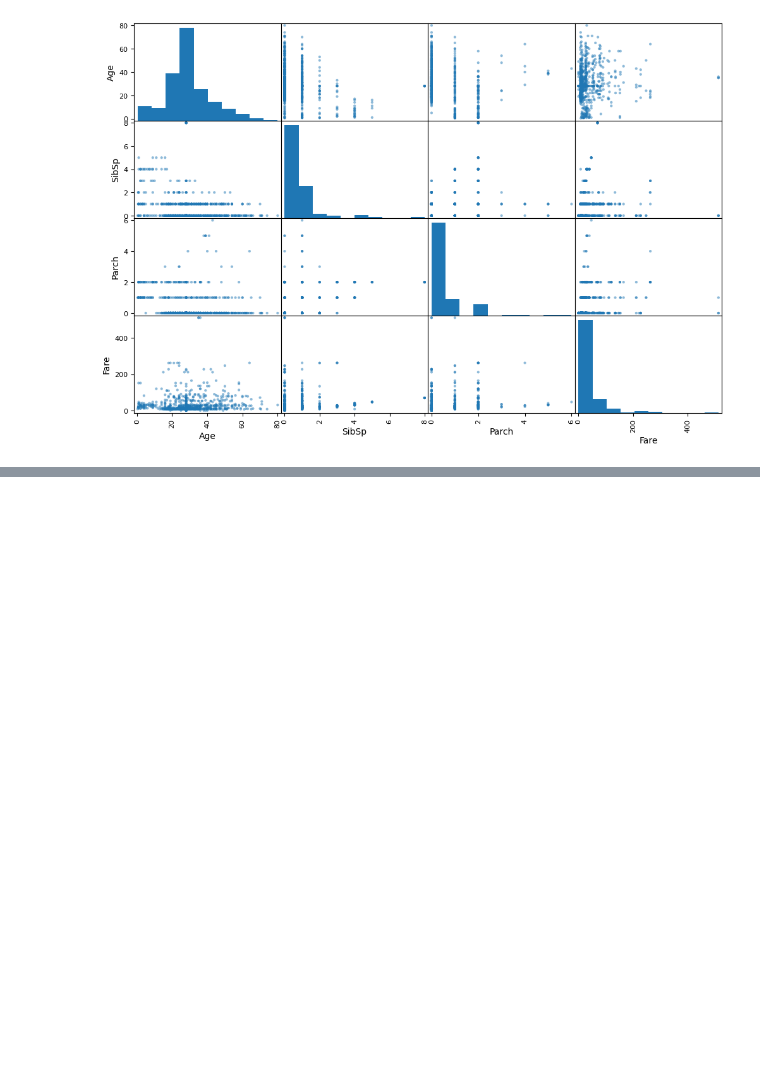
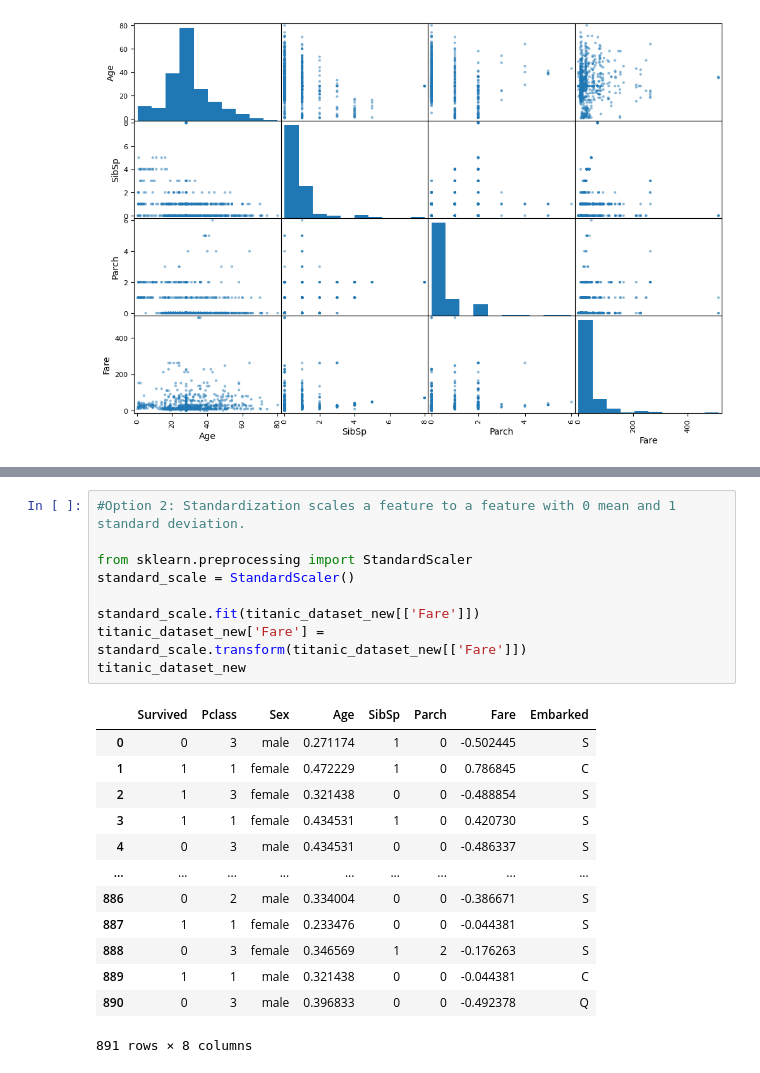
Before and after one commit to bhowad-akash/Machine-Learning, a Jupyter notebook: Data_Preprocessing_Process.ipynb, the cells around one changed output, grey strips where cells are left out. Saved outputs shown, nothing was run; the diff lists cells and outputs as text; blank space fills up the shorter version.

```diff
--- a/Data_Preprocessing_Process.ipynb
+++ b/Data_Preprocessing_Process.ipynb
@@ -259,0 +315,23 @@ array([[<Axes: xlabel='Age', ylabel='Age'>,
+# %%
+#Option 2: Standardization scales a feature to a feature with 0 mean and 1 standard deviation.
+
+from sklearn.preprocessing import StandardScaler
+standard_scale = StandardScaler()
+
+standard_scale.fit(titanic_dataset_new[['Fare']])
+titanic_dataset_new['Fare'] = standard_scale.transform(titanic_dataset_new[['Fare']])
+titanic_dataset_new
+# %% [output]
+|  | Survived | Pclass | Sex | Age | SibSp | Parch | Fare | Embarked |
+| 0 | 0 | 3 | male | 0.271174 | 1 | 0 | -0.502445 | S |
+| 1 | 1 | 1 | female | 0.472229 | 1 | 0 | 0.786845 | C |
+| 2 | 1 | 3 | female | 0.321438 | 0 | 0 | -0.488854 | S |
+| 3 | 1 | 1 | female | 0.434531 | 1 | 0 | 0.420730 | S |
+| 4 | 0 | 3 | male | 0.434531 | 0 | 0 | -0.486337 | S |
+| ... | ... | ... | ... | ... | ... | ... | ... | ... |
+| 886 | 0 | 2 | male | 0.334004 | 0 | 0 | -0.386671 | S |
+| 887 | 1 | 1 | female | 0.233476 | 0 | 0 | -0.044381 | S |
+| 888 | 0 | 3 | female | 0.346569 | 1 | 2 | -0.176263 | S |
+| 889 | 1 | 1 | male | 0.321438 | 0 | 0 | -0.044381 | C |
+| 890 | 0 | 3 | male | 0.396833 | 0 | 0 | -0.492378 | Q |
+891 rows × 8 columns
```
Also changed, not shown: parts of 8 cells of this notebook.
